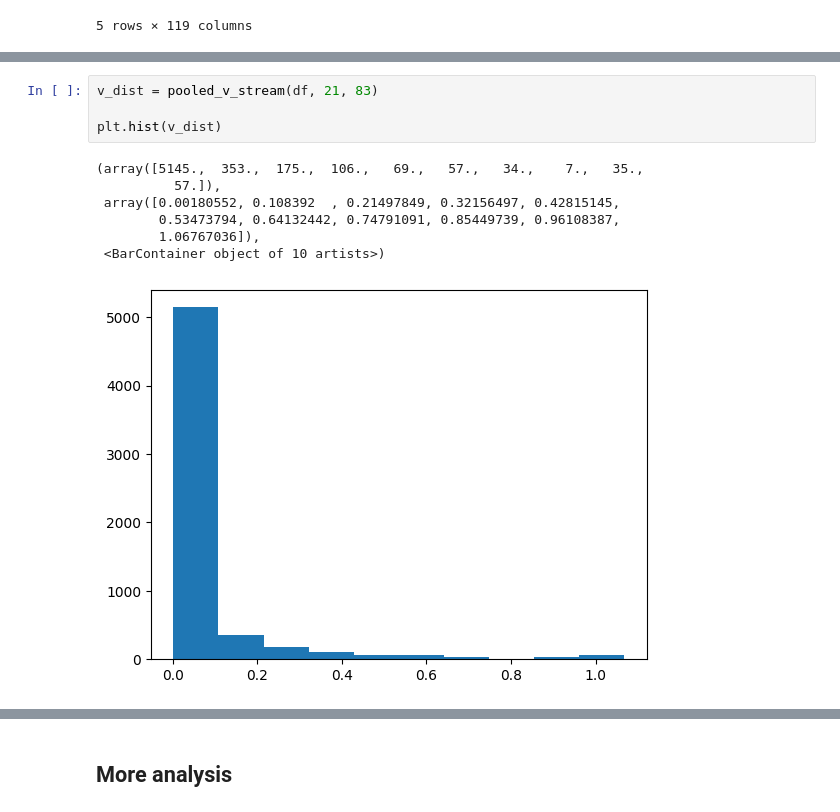
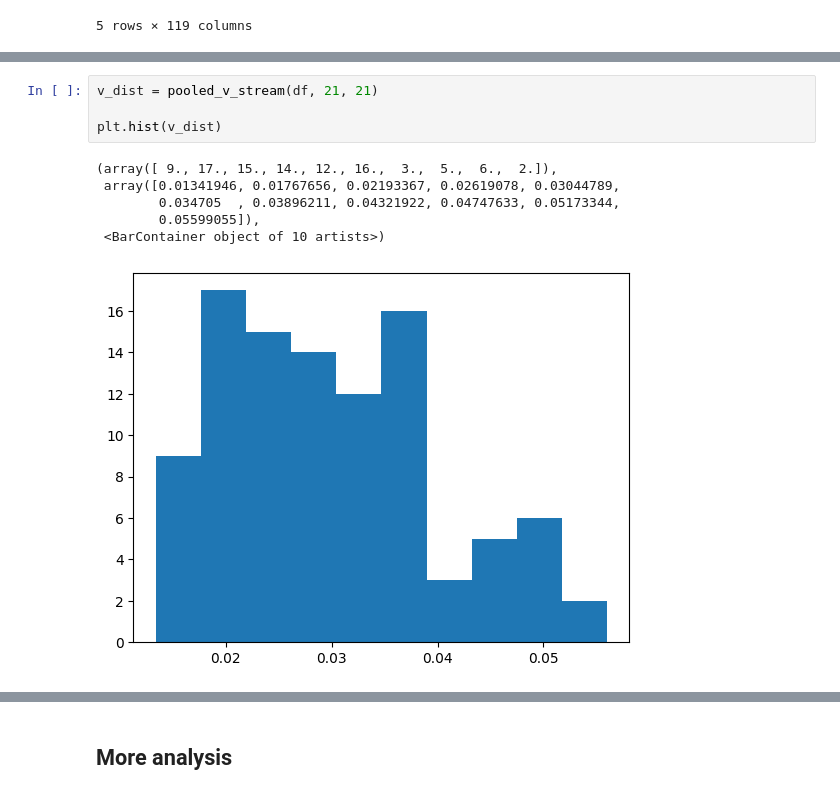
Before and after one commit to paololapo/Dynamic_FC_analysis, a Jupyter notebook: notebook.ipynb, the cells around one changed output, grey strips where cells are left out. Cells and saved outputs as stored; diff of their text form.

```diff
--- a/notebook.ipynb
+++ b/notebook.ipynb
@@ -70,12 +71,11 @@ sn.heatmap(autocorrelation)
 # %%
-v_dist = pooled_v_stream(df, 21, 83)
+v_dist = pooled_v_stream(df, 21, 21)
 
 plt.hist(v_dist)
 # %% [output]
-(array([5145.,  353.,  175.,  106.,   69.,   57.,   34.,    7.,   35.,
-          57.]),
- array([0.00180552, 0.108392  , 0.21497849, 0.32156497, 0.42815145,
-        0.53473794, 0.64132442, 0.74791091, 0.85449739, 0.96108387,
-        1.06767036]),
+(array([ 9., 17., 15., 14., 12., 16.,  3.,  5.,  6.,  2.]),
+ array([0.01341946, 0.01767656, 0.02193367, 0.02619078, 0.03044789,
+        0.034705  , 0.03896211, 0.04321922, 0.04747633, 0.05173344,
+        0.05599055]),
  <BarContainer object of 10 artists>)
-[figure, old version]
+[figure, new version]
```
Also changed, not shown: parts of 8 cells of this notebook.
